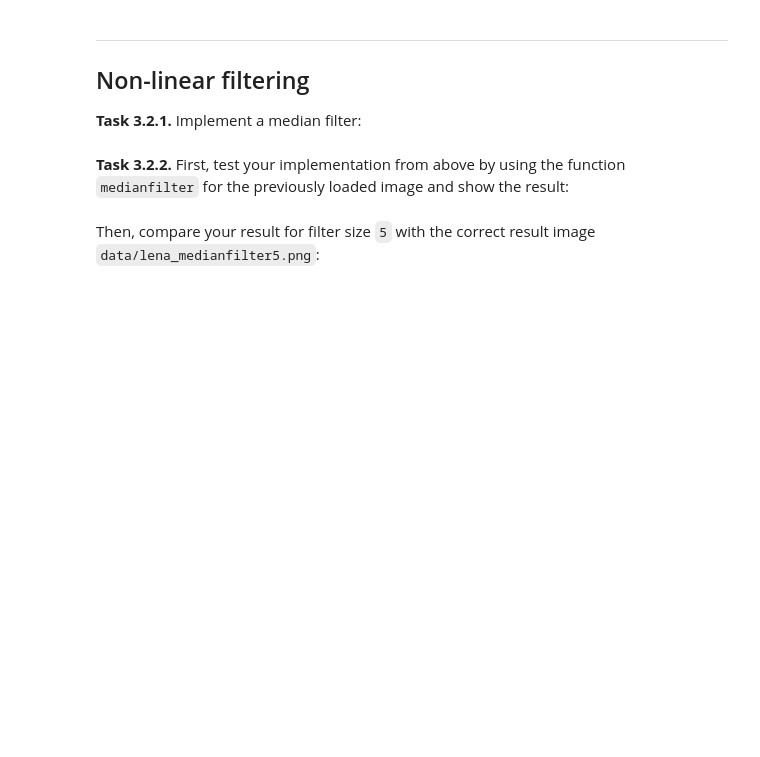
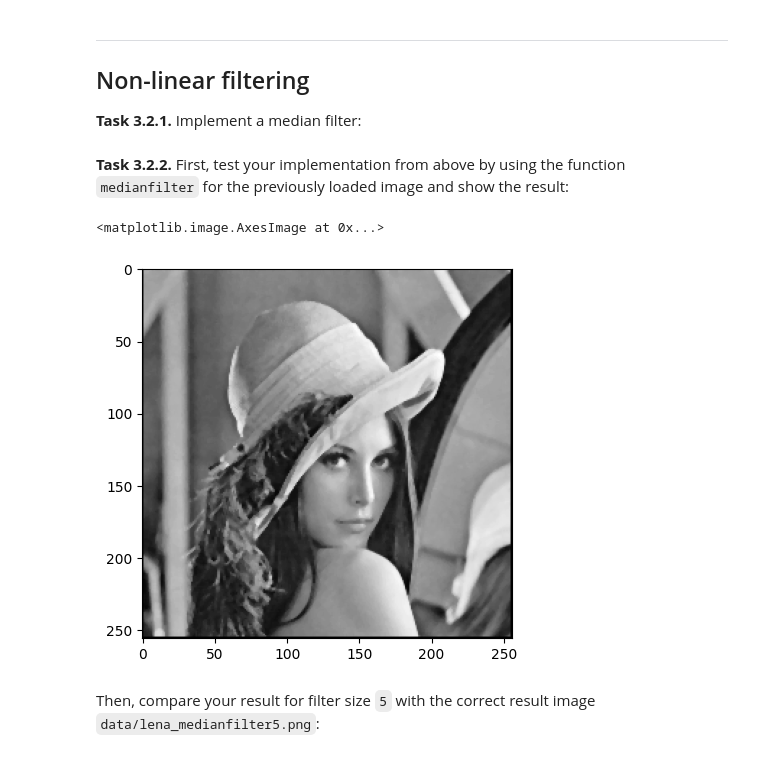
Before and after one commit to Theresa-F/mobi-fs3-python, a Jupyter notebook: task3.ipynb, the cells around one changed output. Saved outputs shown, nothing was run; the diff lists cells and outputs as text; code cells hidden in the pictures; blank space fills up the shorter version.

```diff
--- a/task3.ipynb
+++ b/task3.ipynb
@@ -98,5 +98,11 @@ def medianfilter(img, size):
     return result
 # %% [markdown]
 **<a id="#">Task 3.2.2.</a>** First, test your implementation from above by using the function `medianfilter` for the previously loaded image and show the result:
+# %%
+lena3med = medianfilter(lena, 3)
+plt.imshow(lena3med, 'grey')
+# %% [output]
+<matplotlib.image.AxesImage at 0x...>
+[figure, added]
 # %% [markdown]
 Then, compare your result for filter size `5` with the correct result image `data/lena_medianfilter5.png`:
```
Also changed, not shown: parts of 6 cells of this notebook.
